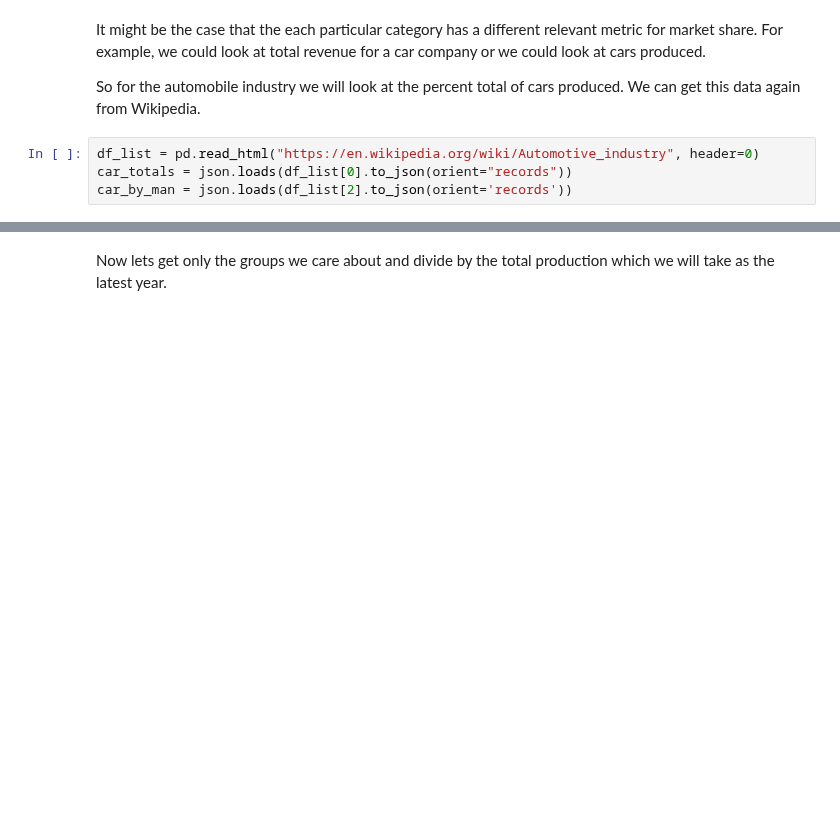
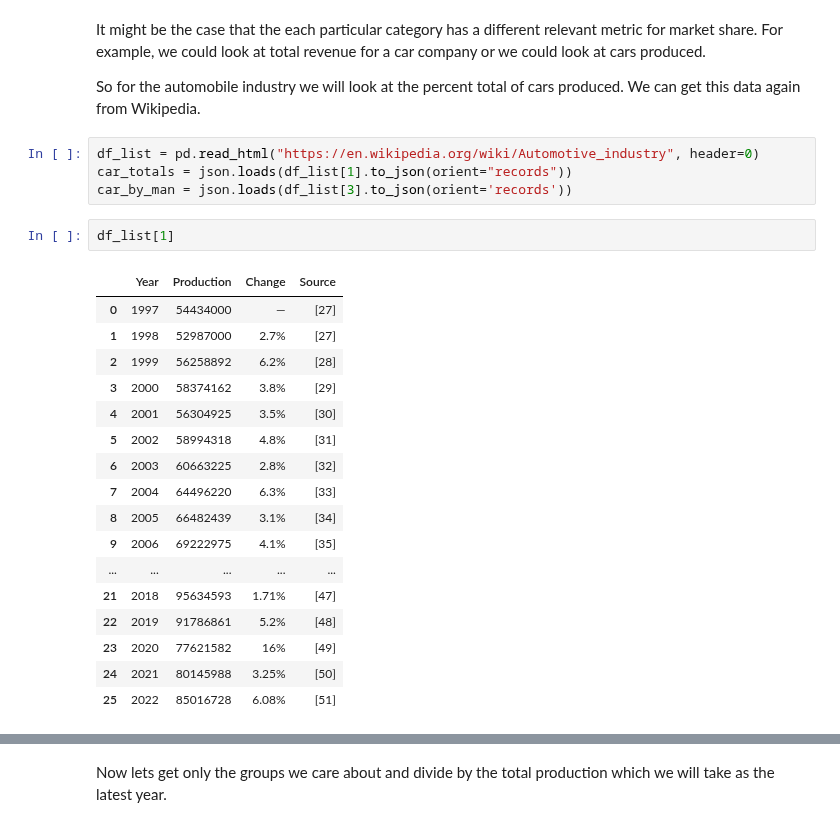
Before and after one commit to rubuntu/uaa-417-sistemas-de-gestion-de-bases-de-datos-avanzados, a Jupyter notebook: 10_Data_Munging.ipynb, the cells around one changed output, grey strips where cells are left out. Saved outputs shown, nothing was run; the diff lists cells and outputs as text; blank space fills up the shorter version.

```diff
--- a/10_Data_Munging.ipynb
+++ b/10_Data_Munging.ipynb
@@ -147,5 +281,25 @@ It might be the case that the each particular category has a different relevant
 So for the automobile industry we will look at the percent total of cars produced.  We can get this data again from Wikipedia.
 # %%
 df_list = pd.read_html("https://en.wikipedia.org/wiki/Automotive_industry", header=0)
-car_totals = json.loads(df_list[0].to_json(orient="records"))
-car_by_man = json.loads(df_list[2].to_json(orient='records'))
+car_totals = json.loads(df_list[1].to_json(orient="records"))
+car_by_man = json.loads(df_list[3].to_json(orient='records'))
+# %%
+df_list[1]
+# %% [output]
+|  | Year | Production | Change | Source |
+| 0 | 1997 | 54434000 | — | [27] |
+| 1 | 1998 | 52987000 | 2.7% | [27] |
+| 2 | 1999 | 56258892 | 6.2% | [28] |
+| 3 | 2000 | 58374162 | 3.8% | [29] |
+| 4 | 2001 | 56304925 | 3.5% | [30] |
+| 5 | 2002 | 58994318 | 4.8% | [31] |
+| 6 | 2003 | 60663225 | 2.8% | [32] |
+| 7 | 2004 | 64496220 | 6.3% | [33] |
+| 8 | 2005 | 66482439 | 3.1% | [34] |
+| 9 | 2006 | 69222975 | 4.1% | [35] |
+| ... | ... | ... | ... | ... |
+| 21 | 2018 | 95634593 | 1.71% | [47] |
+| 22 | 2019 | 91786861 | 5.2% | [48] |
+| 23 | 2020 | 77621582 | 16% | [49] |
+| 24 | 2021 | 80145988 | 3.25% | [50] |
+| 25 | 2022 | 85016728 | 6.08% | [51] |
```
Also changed, not shown: parts of 45 cells of this notebook.
